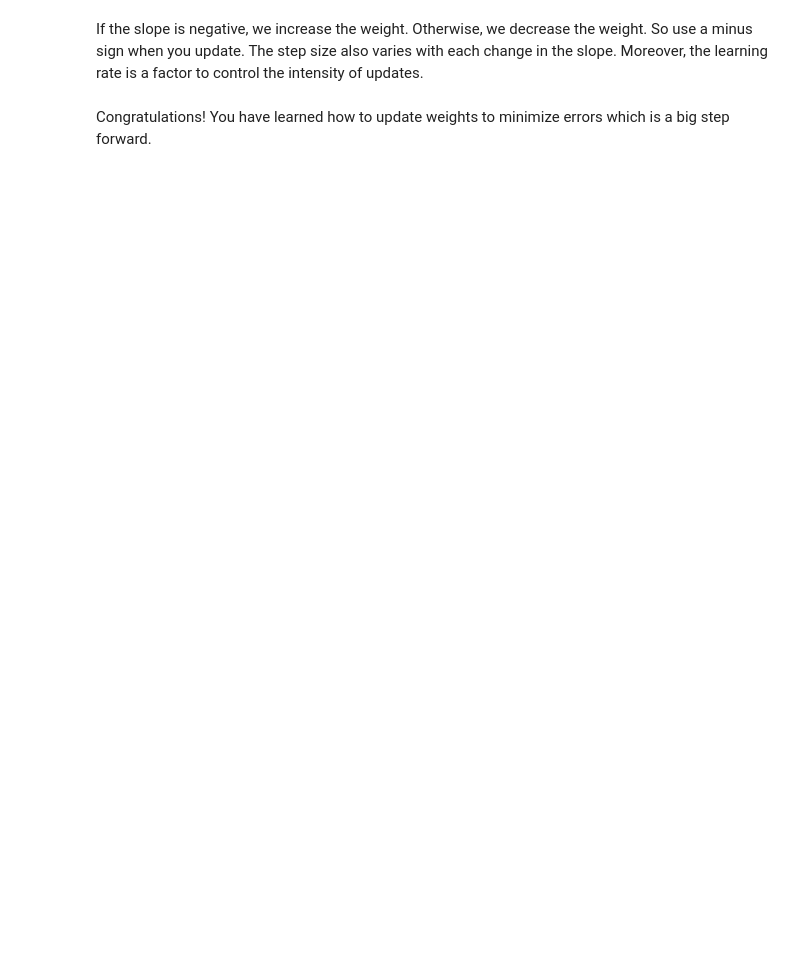
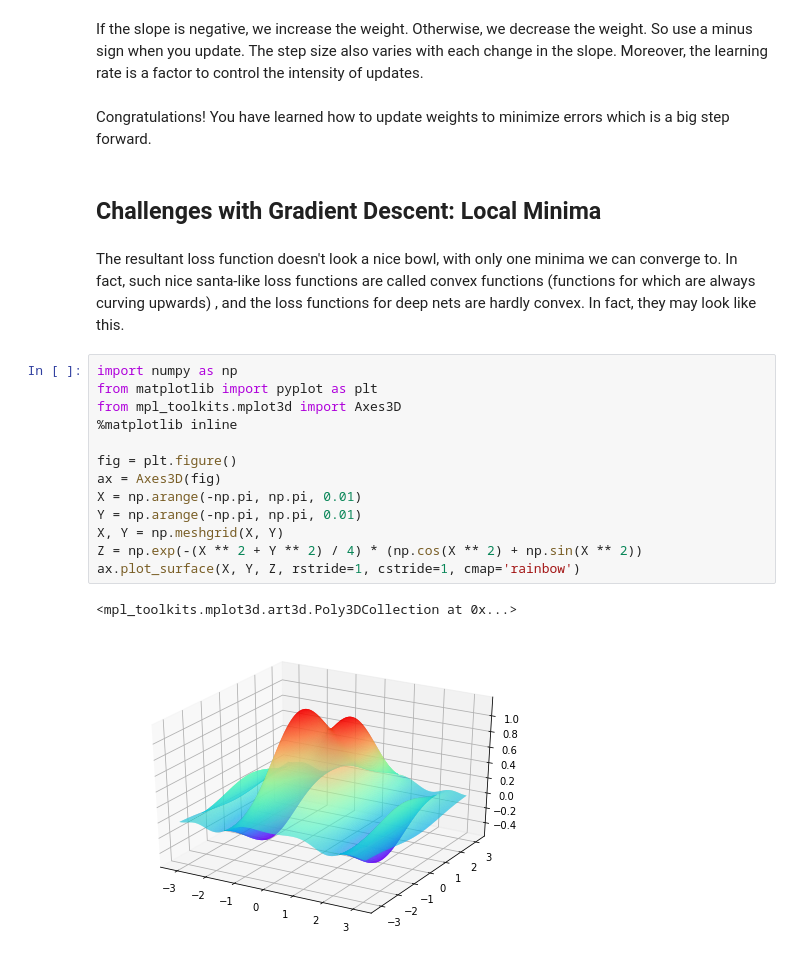
Before and after one commit to Yogayu/DeepLearningCourse, a Jupyter notebook: content/04/GradientDescent.ipynb, the cells around one changed output. Drawn from its saved outputs; the diff is of its cells as text; blank space fills up the shorter version.

```diff
--- a/content/04/GradientDescent.ipynb
+++ b/content/04/GradientDescent.ipynb
@@ -81,3 +83,23 @@ On the whole, we randomly choose a weight and then changed it in a direction opp
 If the slope is negative, we increase the weight. Otherwise, we decrease the weight. So use a minus sign when you update. The step size also varies with each change in the slope. Moreover, the learning rate is a factor to control the intensity of updates.
 # %% [markdown]
 Congratulations! You have learned how to update weights to minimize errors which is a big step forward.
+# %% [markdown]
+## Challenges with Gradient Descent: Local Minima
+# %% [markdown]
+The resultant loss function doesn't look a nice bowl, with only one minima we can converge to. In fact, such nice santa-like loss functions are called convex functions (functions for which are always curving upwards) , and the loss functions for deep nets are hardly convex. In fact, they may look like this.
+# %%
+import numpy as np
+from matplotlib import pyplot as plt
+from mpl_toolkits.mplot3d import Axes3D
+%matplotlib inline
+
+fig = plt.figure()
+ax = Axes3D(fig)
+X = np.arange(-np.pi, np.pi, 0.01)
+Y = np.arange(-np.pi, np.pi, 0.01)
+X, Y = np.meshgrid(X, Y)
+Z = np.exp(-(X ** 2 + Y ** 2) / 4) * (np.cos(X ** 2) + np.sin(X ** 2))
+ax.plot_surface(X, Y, Z, rstride=1, cstride=1, cmap='rainbow')
+# %% [output]
+<mpl_toolkits.mplot3d.art3d.Poly3DCollection at 0x...>
+[figure, added]
```
Also changed, not shown: parts of 8 cells of this notebook.
